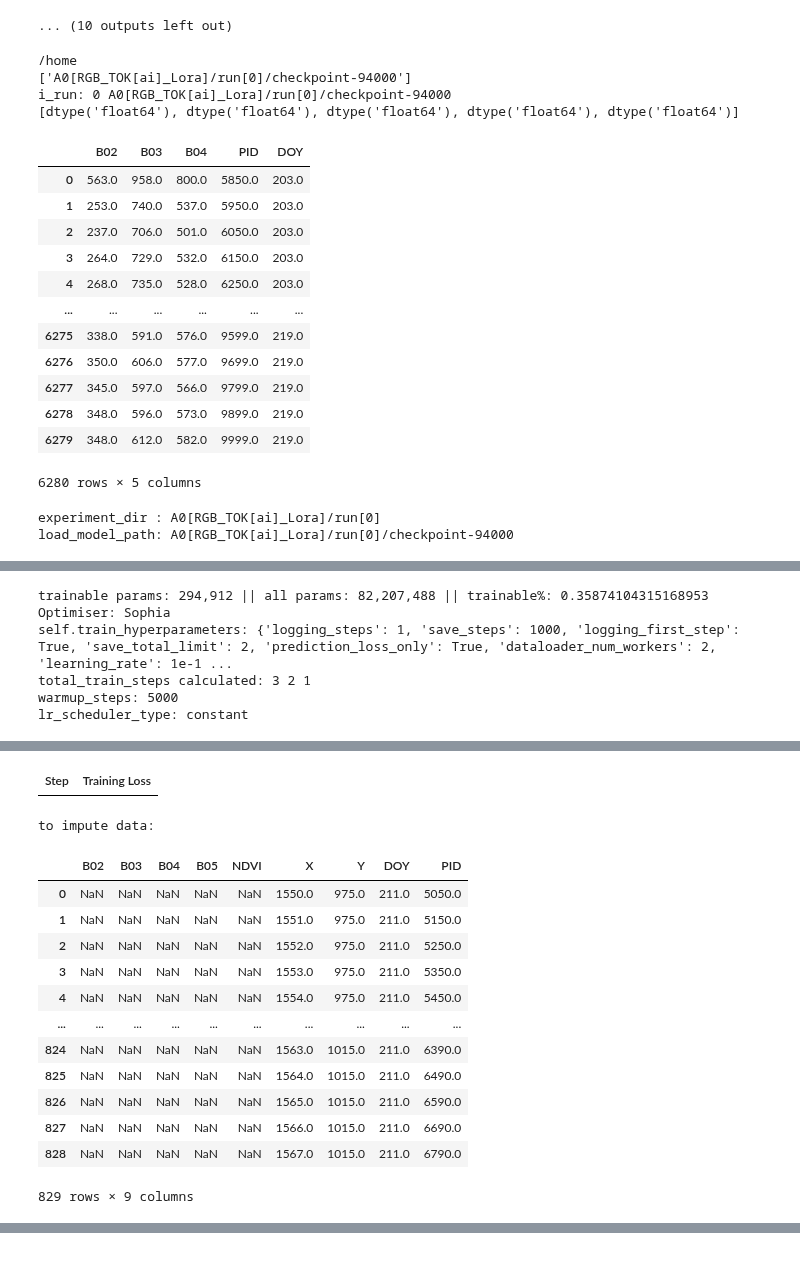
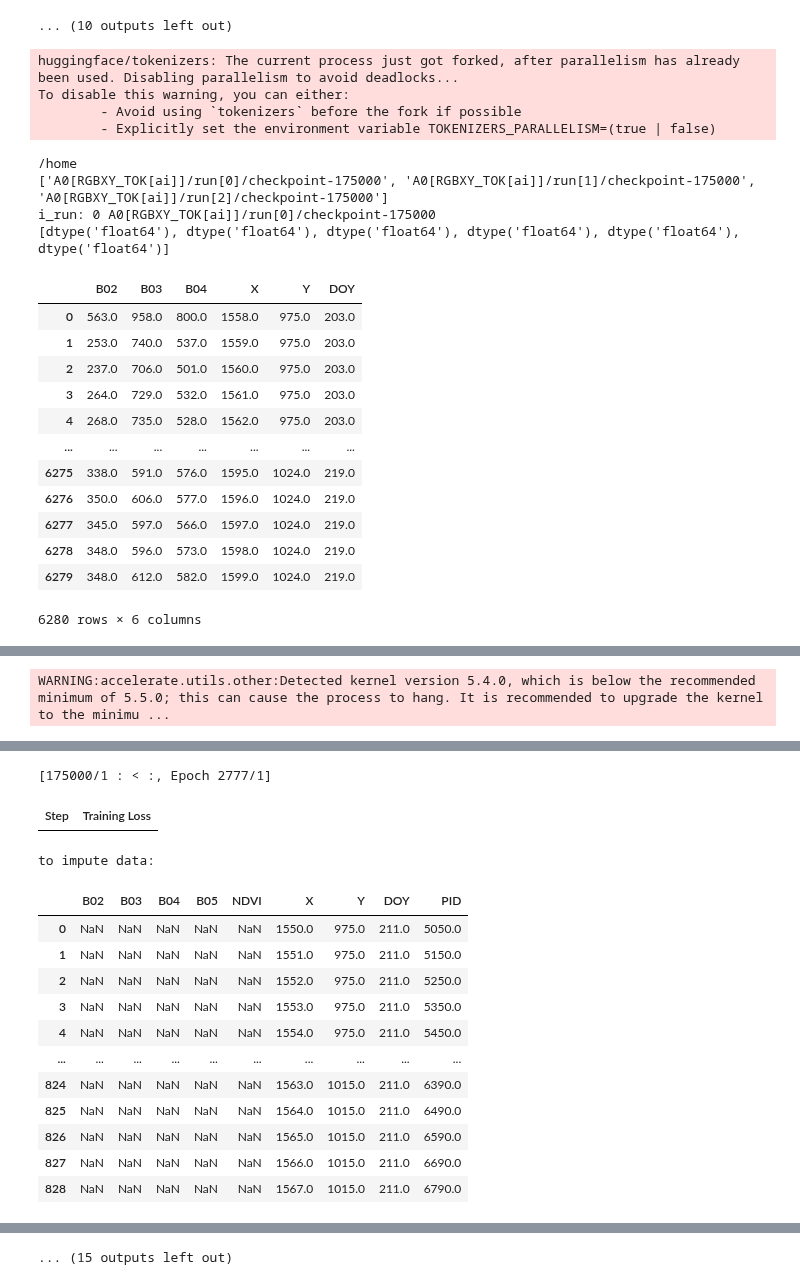
Before and after one commit to koyacolab/aispace, a Jupyter notebook: ainf.ipynb, the cells around one changed output, grey strips where cells are left out. Drawn from its saved outputs; the diff is of its cells as text; code cells hidden in the pictures.

```diff
--- a/ainf.ipynb
+++ b/ainf.ipynb
@@ -156,7 +156,8 @@ class HLSInference(HLSDataSet):
         # self.nan_data_resid  = self.nan_data.loc[(nan_data['DOY'] != doy)]
         # self.nan_data_resid  = self.nan_data_resid.reset_index(drop=True)
 
-    def _impute(self, model, columns_impute=['B02', 'B03', 'B04', 'PID', 'DOY'], device='cuda', k=400, max_length=1000, temperature=0.01):
+    # def _impute(self, model, columns_impute=['B02', 'B03', 'B04', 'PID', 'DOY'], device='cuda', k=400, max_length=1000, temperature=0.01):
+    def _impute(self, model, columns_impute=['B02', 'B03', 'B04', 'X', 'Y', 'DOY'], device='cuda', k=400, max_length=1000, temperature=0.01):
 
         self.nan_data_doy = self.to_impute.loc[(self.to_impute['DOY'] == self.doy_to_impute)]
         self.nan_data_doy = self.nan_data_doy.reset_index(drop=True)
@@ -196,7 +197,7 @@ class HLSInference(HLSDataSet):
         print(self.nan_data_doy.shape, self.imputed_data.shape)
 
         # Merge the dataframes by X and Y columns and replace B3 in df1 with B3 from df2
-        merged_df = self.nan_data_doy.merge(self.imputed_data, on=['PID', 'DOY'], suffixes=('', '_df2'), how='left')
+        merged_df = self.nan_data_doy.merge(self.imputed_data, on=['X', 'Y', 'DOY'], suffixes=('', '_df2'), how='left')
         # Replace the original B3 column with B3 from df2
         merged_df['B02'] = merged_df['B02_df2']
         merged_df['B03'] = merged_df['B03_df2']
@@ -224,7 +225,7 @@ class HLSInference(HLSDataSet):
             original_df = self.nan_data_doy
             subset_df = self.imputed_data
 
-            merged_df = pd.merge(original_df, subset_df, on=['PID', 'DOY'], how='left', indicator=True)
+            merged_df = pd.merge(original_df, subset_df, on=['X', 'Y', 'DOY'], how='left', indicator=True)
 
             # Find the rows in original_df that are not in subset_df
             missing_rows = original_df[merged_df['_merge'] == 'left_only']
@@ -412,7 +413,7 @@ def GetModel(train_data, experiment_dir = '', load_model_path = '', tokenizer=''
     optimizer = 'sophia'
     ##########################################################
 
-    efficient_finetuning = 'lora'
+    efficient_finetuning = '' #'lora'
 
     print('experiment_dir :', experiment_dir)
     print('load_model_path:', load_model_path)
@@ -421,7 +422,7 @@ def GetModel(train_data, experiment_dir = '', load_model_path = '', tokenizer=''
     model = GReaT(llm=load_model_path,
                   # tokenizer=load_model_path,
                   tokenizer=tokenizer,
-                  batch_size=batch_size, epochs=epochs,
+                  batch_size=batch_size, epochs=epochs, max_steps=1,
                   logging_steps=logging_steps, save_steps=save_steps,
                   # evaluation_strategy='steps',
                   # dataloader_num_workers=2, #fp16=True,
@@ -461,64 +462,73 @@ def GetModel(train_data, experiment_dir = '', load_model_path = '', tokenizer=''
 # TRAINER_DICT.to_csv(f'{experiment_dir}.csv')
 # %%
 !pwd
+
 
 i_run = 0
 
 EXP_NAME = 'A0[RGB_TOK[ai60]]'
-EXP_NAME = f'A0[RGB_TOK[ai]_Lora]'
+# EXP_NAME = f'A0[RGB_TOK[ai]_Lora]'
+EXP_NAME = f'A0[RGBXY_TOK[ai]]'
 
-chkpt_list = [175000,]
-chkpt_list = [94000,]
+
+chkpt_list = [175000, 175000, 175000]
+# chkpt_list = [94000,]
 
 # EXP_NAME = f'A0[RGB_TOK[distilgpt2]]'
 # chkpt_list = [22000, ]
+
+# fn
 
 load_model_path_list = []
 experiment_dir_list  = []
 
 for i_run, chkpt in enumerate(chkpt_list):
     experiment_dir_list.append(f'{EXP_NAME}/run[{i_run}]')
     load_model_path_list.append(f'{EXP_NAME}/run[{i_run}]/checkpoint-{chkpt}')
     # load_model_path_list.append(f'run[{i_run}]/model')
 
+i_run = 0
+
 print(load_model_path_list)
 
 print('i_run:', i_run, load_model_path_list[i_run])
 
-train_columns_list = ['B02', 'B03', 'B04', 'PID', 'DOY']
+train_columns_list = ['B02', 'B03', 'B04', 'X', 'Y', 'DOY']
 
 # i_run = 0
 model = GetModel(train_data[train_columns_list],
                  experiment_dir = experiment_dir_list[i_run],
                  load_model_path = load_model_path_list[i_run],
                  # tokenizer=load_model_path_list[i_run],)
                  tokenizer=f"{EXP_NAME}/aispace-tokenizer")
 # model = []
 
-recovered_data = hls_data._impute(model=model, k=10000, max_length=60, temperature=1e-32) #, device='cpu')
+recovered_data = hls_data._impute(model=model, k=10000, max_length=71, temperature=1e-32) #, device='cpu')
 
 imputed_file = f'{EXP_NAME}/recovered_output_run[{i_run}].csv'
 hls_data._save_recovered(imputed_file=imputed_file)
 
 imputed_file = f'{EXP_NAME}/imputed_output_run[{i_run}].csv'
 hls_data._save_imputed(imputed_file=imputed_file)
 # %% [output]
-/home
-['A0[RGB_TOK[ai]_Lora]/run[0]/checkpoint-94000']
-i_run: 0 A0[RGB_TOK[ai]_Lora]/run[0]/checkpoint-94000
-[dtype('float64'), dtype('float64'), dtype('float64'), dtype('float64'), dtype('float64')]
+huggingface/tokenizers: The current process just got forked, after parallelism has already been used. Disabling parallelism to avoid deadlocks...
+To disable this warning, you can either:
+        - Avoid using `tokenizers` before the fork if possible
+        - Explicitly set the environment variable TOKENIZERS_PARALLELISM=(true | false)
+/home
+['A0[RGBXY_TOK[ai]]/run[0]/checkpoint-175000', 'A0[RGBXY_TOK[ai]]/run[1]/checkpoint-175000', 'A0[RGBXY_TOK[ai]]/run[2]/checkpoint-175000']
+i_run: 0 A0[RGBXY_TOK[ai]]/run[0]/checkpoint-175000
+[dtype('float64'), dtype('float64'), dtype('float64'), dtype('float64'), dtype('float64'), dtype('float64')]
-|  | B02 | B03 | B04 | PID | DOY |
-| 0 | 563.0 | 958.0 | 800.0 | 5850.0 | 203.0 |
-| 1 | 253.0 | 740.0 | 537.0 | 5950.0 | 203.0 |
-| 2 | 237.0 | 706.0 | 501.0 | 6050.0 | 203.0 |
-| 3 | 264.0 | 729.0 | 532.0 | 6150.0 | 203.0 |
-| 4 | 268.0 | 735.0 | 528.0 | 6250.0 | 203.0 |
-| ... | ... | ... | ... | ... | ... |
-| 6275 | 338.0 | 591.0 | 576.0 | 9599.0 | 219.0 |
-| 6276 | 350.0 | 606.0 | 577.0 | 9699.0 | 219.0 |
-| 6277 | 345.0 | 597.0 | 566.0 | 9799.0 | 219.0 |
-| 6278 | 348.0 | 596.0 | 573.0 | 9899.0 | 219.0 |
-| 6279 | 348.0 | 612.0 | 582.0 | 9999.0 | 219.0 |
+|  | B02 | B03 | B04 | X | Y | DOY |
+| 0 | 563.0 | 958.0 | 800.0 | 1558.0 | 975.0 | 203.0 |
+| 1 | 253.0 | 740.0 | 537.0 | 1559.0 | 975.0 | 203.0 |
+| 2 | 237.0 | 706.0 | 501.0 | 1560.0 | 975.0 | 203.0 |
+| 3 | 264.0 | 729.0 | 532.0 | 1561.0 | 975.0 | 203.0 |
+| 4 | 268.0 | 735.0 | 528.0 | 1562.0 | 975.0 | 203.0 |
+| ... | ... | ... | ... | ... | ... | ... |
+| 6275 | 338.0 | 591.0 | 576.0 | 1595.0 | 1024.0 | 219.0 |
+| 6276 | 350.0 | 606.0 | 577.0 | 1596.0 | 1024.0 | 219.0 |
+| 6277 | 345.0 | 597.0 | 566.0 | 1597.0 | 1024.0 | 219.0 |
+| 6278 | 348.0 | 596.0 | 573.0 | 1598.0 | 1024.0 | 219.0 |
+| 6279 | 348.0 | 612.0 | 582.0 | 1599.0 | 1024.0 | 219.0 |
-6280 rows × 5 columns
-experiment_dir : A0[RGB_TOK[ai]_Lora]/run[0]
-load_model_path: A0[RGB_TOK[ai]_Lora]/run[0]/checkpoint-94000
+6280 rows × 6 columns
@@ -526,6 +537 @@ WARNING:accelerate.utils.other:Detected kernel version 5.4.0, which is below the
-trainable params: 294,912 || all params: 82,207,488 || trainable%: 0.35874104315168953
-Optimiser: Sophia
-self.train_hyperparameters: {'logging_steps': 1, 'save_steps': 1000, 'logging_first_step': True, 'save_total_limit': 2, 'prediction_loss_only': True, 'dataloader_num_workers': 2, 'learning_rate': 1e-1 ...
-total_train_steps calculated: 3 2 1
-warmup_steps: 5000
-lr_scheduler_type: constant
+WARNING:accelerate.utils.other:Detected kernel version 5.4.0, which is below the recommended minimum of 5.5.0; this can cause the process to hang. It is recommended to upgrade the kernel to the minimu ...
@@ -533,5 +543,6 @@ lr_scheduler_type: constant
+[175000/1 : < :, Epoch 2777/1]
 | Step | Training Loss |
-to impute data:
+to impute data:
 |  | B02 | B03 | B04 | B05 | NDVI | X | Y | DOY | PID |
 | 0 | NaN | NaN | NaN | NaN | NaN | 1550.0 | 975.0 | 211.0 | 5050.0 |
 | 1 | NaN | NaN | NaN | NaN | NaN | 1551.0 | 975.0 | 211.0 | 5150.0 |
@@ -544,4 +555,3 @@ to impute data:
 | 826 | NaN | NaN | NaN | NaN | NaN | 1565.0 | 1015.0 | 211.0 | 6590.0 |
 | 827 | NaN | NaN | NaN | NaN | NaN | 1566.0 | 1015.0 | 211.0 | 6690.0 |
 | 828 | NaN | NaN | NaN | NaN | NaN | 1567.0 | 1015.0 | 211.0 | 6790.0 |
-829 rows × 9 columns
@@ -561,3 +559,4 @@ to impute data:
+... (15 outputs left out)
 # %%
 
 i_run=0
```
Also changed, not shown: parts of 2 cells of this notebook, 2 other files.
